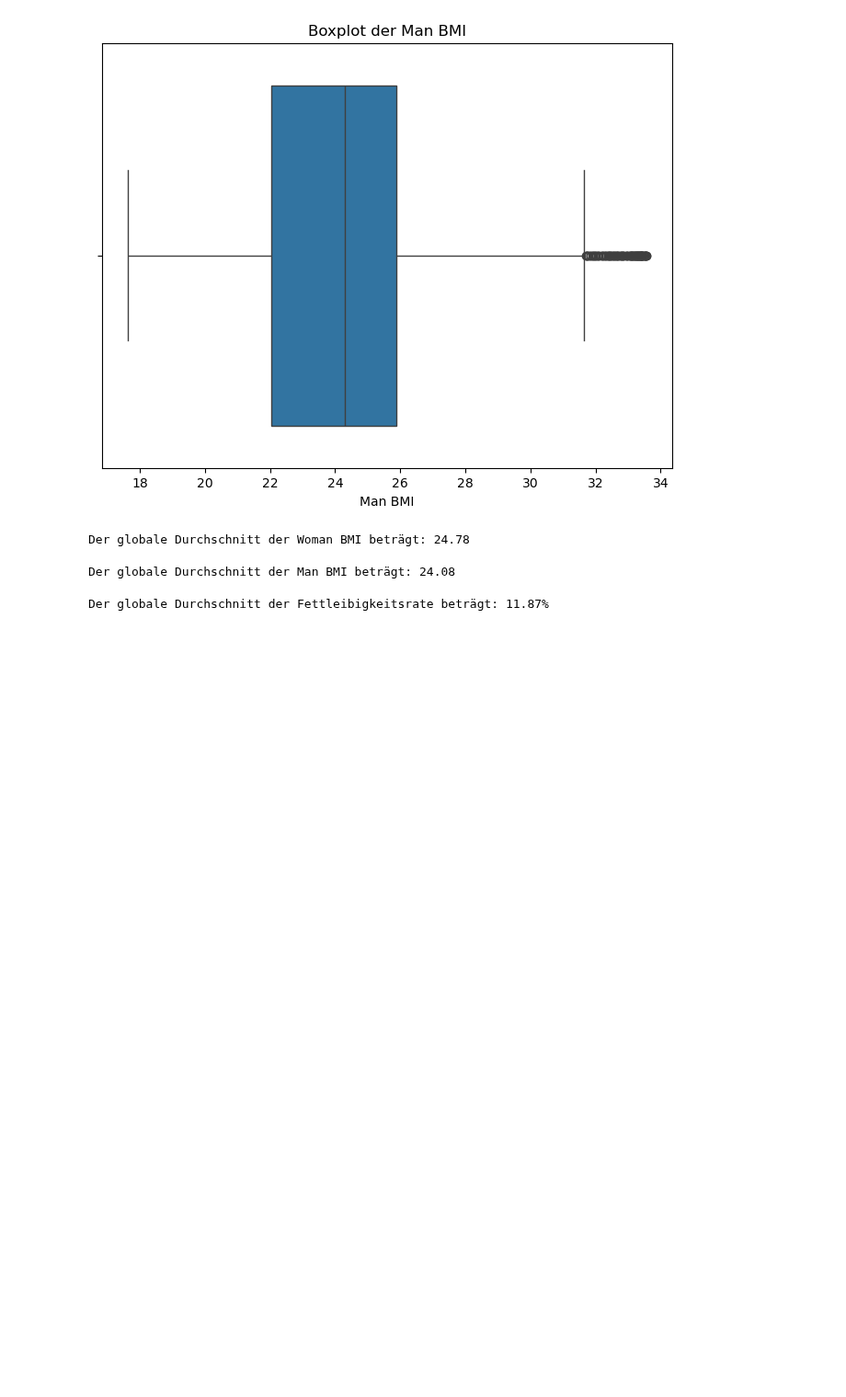
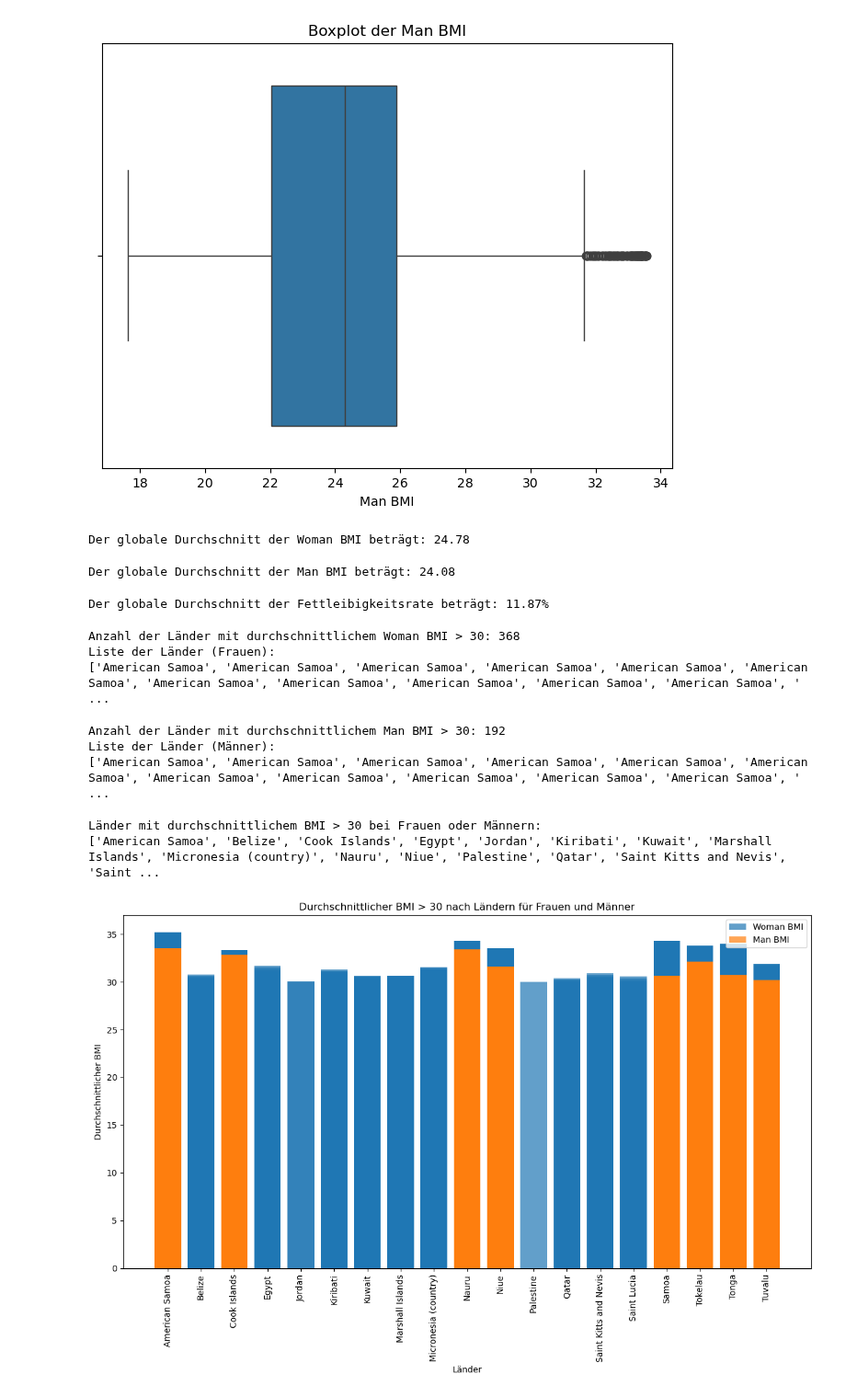
Before and after one commit to simona-cyber/LN-Python, a Jupyter notebook: Grundgerüst_Leistungsnachweis.ipynb, the cells around one changed output. Shown at 92% size. Saved outputs shown, nothing was run; the diff lists cells and outputs as text; code cells hidden in the pictures; blank space fills up the shorter version.

Commit message:
liste der länder frau und mann gemacht

```diff
--- a/Grundgerüst_Leistungsnachweis.ipynb
+++ b/Grundgerüst_Leistungsnachweis.ipynb
@@ -1131,3 +1131,81 @@ global_mean = df['Fettleibigkeit'].mean()
 print(f"Der globale Durchschnitt der Fettleibigkeitsrate beträgt: {global_mean:.2f}%")
 # %% [output]
 Der globale Durchschnitt der Fettleibigkeitsrate beträgt: 11.87%
+# %%
+import pandas as pd
+
+# Länder aus df2 mit Woman BMI > 30 filtern
+bmi_ueber_30_frauen = df2[df2['Woman BMI'] > 30]['Gebiet']
+
+# Anzahl der Länder und die Liste ausgeben
+anzahl_frauen = len(bmi_ueber_30_frauen)
+print(f"Anzahl der Länder mit durchschnittlichem Woman BMI > 30: {anzahl_frauen}")
+print("Liste der Länder (Frauen):")
+print(bmi_ueber_30_frauen.tolist())
+# %% [output]
+Anzahl der Länder mit durchschnittlichem Woman BMI > 30: 368
+Liste der Länder (Frauen):
+['American Samoa', 'American Samoa', 'American Samoa', 'American Samoa', 'American Samoa', 'American Samoa', 'American Samoa', 'American Samoa', 'American Samoa', 'American Samoa', 'American Samoa', ' ...
+# %%
+# Länder aus df3 mit Man BMI > 30 filtern
+bmi_ueber_30_maenner = df3[df3['Man BMI'] > 30]['Gebiet']
+
+# Anzahl der Länder und die Liste ausgeben
+anzahl_maenner = len(bmi_ueber_30_maenner)
+print(f"Anzahl der Länder mit durchschnittlichem Man BMI > 30: {anzahl_maenner}")
+print("Liste der Länder (Männer):")
+print(bmi_ueber_30_maenner.tolist())
+# %% [output]
+Anzahl der Länder mit durchschnittlichem Man BMI > 30: 192
+Liste der Länder (Männer):
+['American Samoa', 'American Samoa', 'American Samoa', 'American Samoa', 'American Samoa', 'American Samoa', 'American Samoa', 'American Samoa', 'American Samoa', 'American Samoa', 'American Samoa', ' ...
+# %%
+import pandas as pd
+
+# Länder filtern: BMI > 30 für Frauen und Männer
+bmi_ueber_30_frauen = df2[df2['Woman BMI'] > 30][['Gebiet']]
+bmi_ueber_30_maenner = df3[df3['Man BMI'] > 30][['Gebiet']]
+
+# Zusammenführen der beiden Listen zu einer gemeinsamen Liste
+alle_laender = pd.concat([bmi_ueber_30_frauen, bmi_ueber_30_maenner])
+
+# Duplikate entfernen, um nur einzigartige Länder zu behalten
+alle_laender_eindeutig = alle_laender.drop_duplicates().reset_index(drop=True)
+
+# Liste anzeigen
+print("Länder mit durchschnittlichem BMI > 30 bei Frauen oder Männern:")
+print(alle_laender_eindeutig['Gebiet'].tolist())
+# %% [output]
+Länder mit durchschnittlichem BMI > 30 bei Frauen oder Männern:
+['American Samoa', 'Belize', 'Cook Islands', 'Egypt', 'Jordan', 'Kiribati', 'Kuwait', 'Marshall Islands', 'Micronesia (country)', 'Nauru', 'Niue', 'Palestine', 'Qatar', 'Saint Kitts and Nevis', 'Saint ...
+# %%
+import matplotlib.pyplot as plt
+
+# Sortiere die Tabelle nach Ländern für bessere Darstellung
+bmi_ueber_30_tabelle = bmi_ueber_30_tabelle.sort_values(by='Gebiet').reset_index(drop=True)
+
+# Diagramm erstellen
+plt.figure(figsize=(12, 8))
+
+# Balken für Woman BMI hinzufügen
+plt.bar(bmi_ueber_30_tabelle['Gebiet'], bmi_ueber_30_tabelle['Woman BMI'], label='Woman BMI', alpha=0.7)
+
+# Balken für Man BMI hinzufügen
+plt.bar(bmi_ueber_30_tabelle['Gebiet'], bmi_ueber_30_tabelle['Man BMI'], label='Man BMI', alpha=0.7)
+
+# Titel und Achsenbeschriftungen hinzufügen
+plt.title('Durchschnittlicher BMI > 30 nach Ländern für Frauen und Männer')
+plt.xlabel('Länder')
+plt.ylabel('Durchschnittlicher BMI')
+
+# Achsenticks rotieren, falls viele Länder vorhanden sind
+plt.xticks(rotation=90)
+
+# Legende hinzufügen
+plt.legend()
+
+# Diagramm anzeigen
+plt.tight_layout()
+plt.show()
+# %% [output]
+[figure, added]
```
